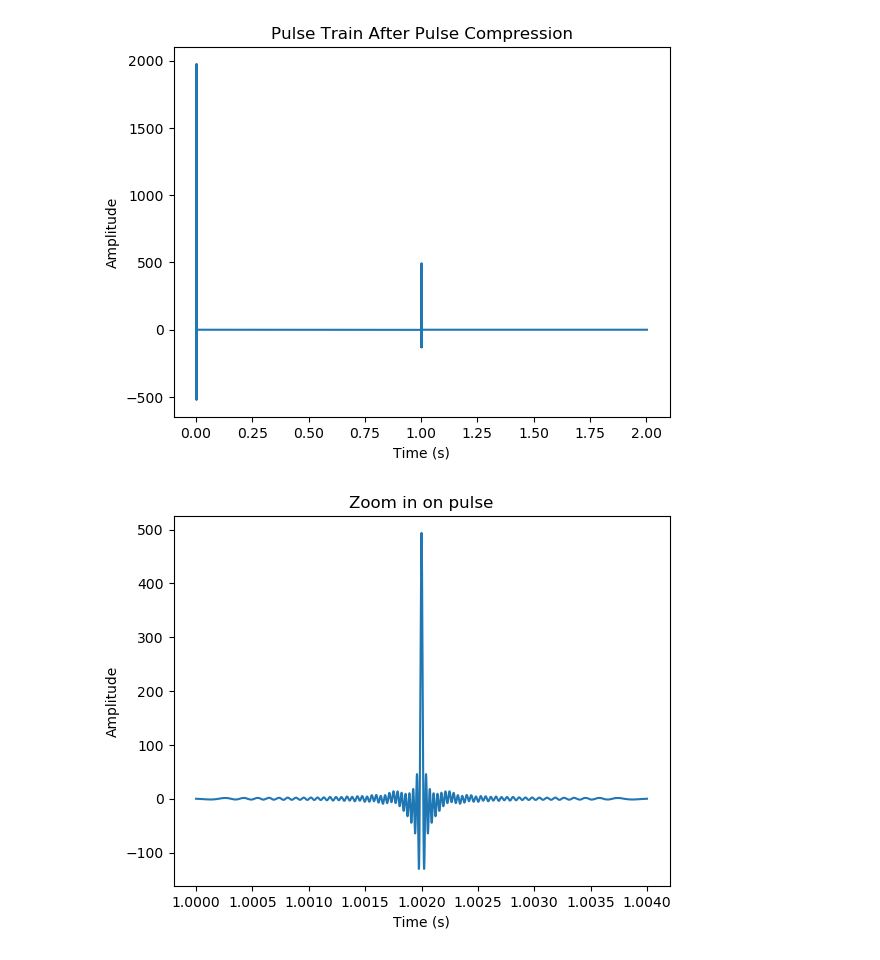
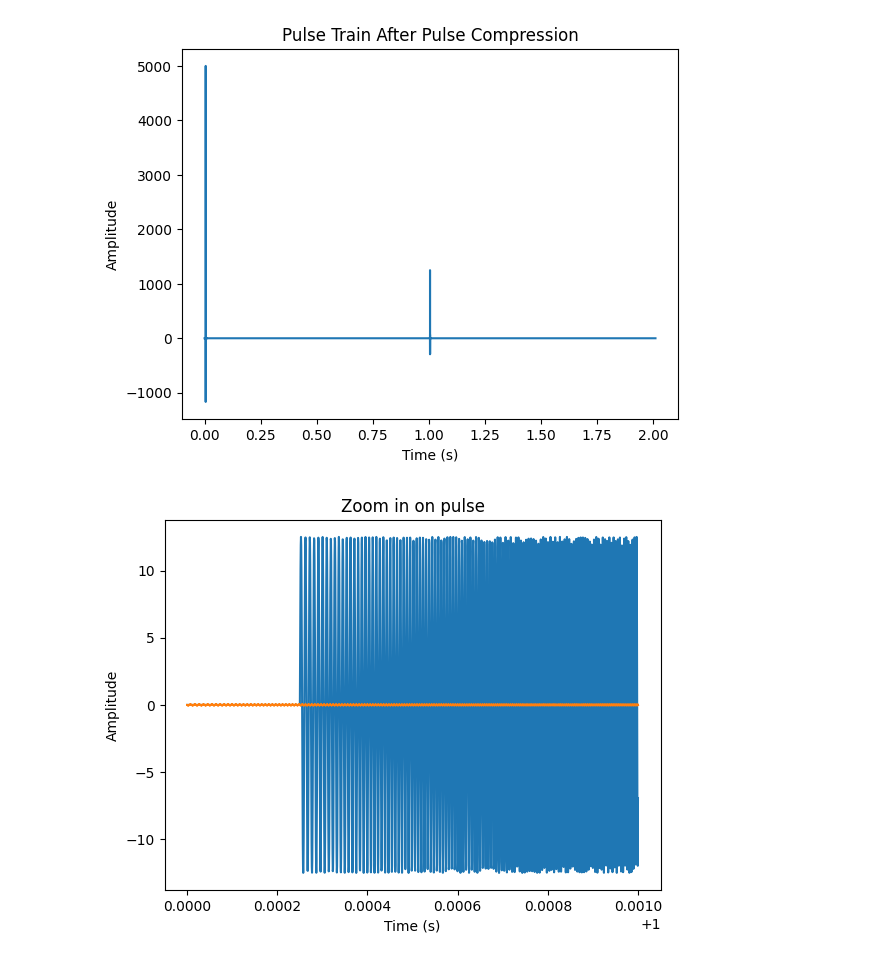
Before and after one commit to dt218/radarSim, a Jupyter notebook: testSim.ipynb, the cells around one changed output. Saved outputs shown, nothing was run; the diff lists cells and outputs as text; code cells hidden in the pictures.

Commit message:
pulse compression demo

```diff
--- a/testSim.ipynb
+++ b/testSim.ipynb
@@ -4,8 +5,8 @@ import matplotlib.pyplot as plt
 # %%
 samp_rate = 2e6         #hz
-pulse_duration = 0.002  #seconds
-starting_freq = 5e3     #hz
-ending_freq = 100e3     #hz
+pulse_duration = 0.0005  #seconds
+starting_freq = 100e3     #hz
+ending_freq = 150e3     #hz
 
 freqs = np.linspace(starting_freq,ending_freq,int(pulse_duration*samp_rate))
 t_pulse = np.linspace(0,pulse_duration,int(pulse_duration*samp_rate))
@@ -14,4 +13,4 @@ TypeError: 'float' object cannot be interpreted as an integer
 # %%
 pulse = np.zeros(len(freqs))
 for i in range(0,len(freqs)):
-    pulse[i] = np.sin(freqs[i]*t_pulse[i])
+    pulse[i] = np.sin(2*np.pi*freqs[i]*t_pulse[i])
@@ -40,3 +55,7 @@ ret_pulse_train[2000000:2004000] = reflected_pulse;
+# %%
+reflected_pulse = pulse * 0.25 #+ (np.random.rand(len(pulse)) - .5) * .4
+ret_pulse_train = pulse_train #+ (np.random.rand(len(pulse_train)) - 0.5) * 0.4
+ret_pulse_train[2000000:2000000+len(pulse)] = reflected_pulse;
 # %%
 plt.title("Pulse Train with Reflection")
 plt.xlabel("Time (s)")
@@ -53,12 +72,13 @@ plt.xlabel("Time (s)")
 plt.ylabel("Amplitude")
 plt.plot(t_pulse_compression, pulse_compression);
 # %% [output]
-[figure, old version]
+[figure, new version]
 # %%
 plt.title("Zoom in on pulse")
 plt.xlabel("Time (s)")
 plt.ylabel("Amplitude")
-plt.plot(t_pulse_compression[2000000:2008000], pulse_compression[2000000:2008000]);
+plt.plot(t_pulse_compression[2000000:2002000], ret_pulse_train[1999500:2001500]*50);
+plt.plot(t_pulse_compression[2000000:2002000], pulse_compression[2000000:2002000]);
 # %% [output]
-[figure, old version]
+[figure, new version]
 # %%
```
Also changed, not shown: parts of 9 cells of this notebook.
